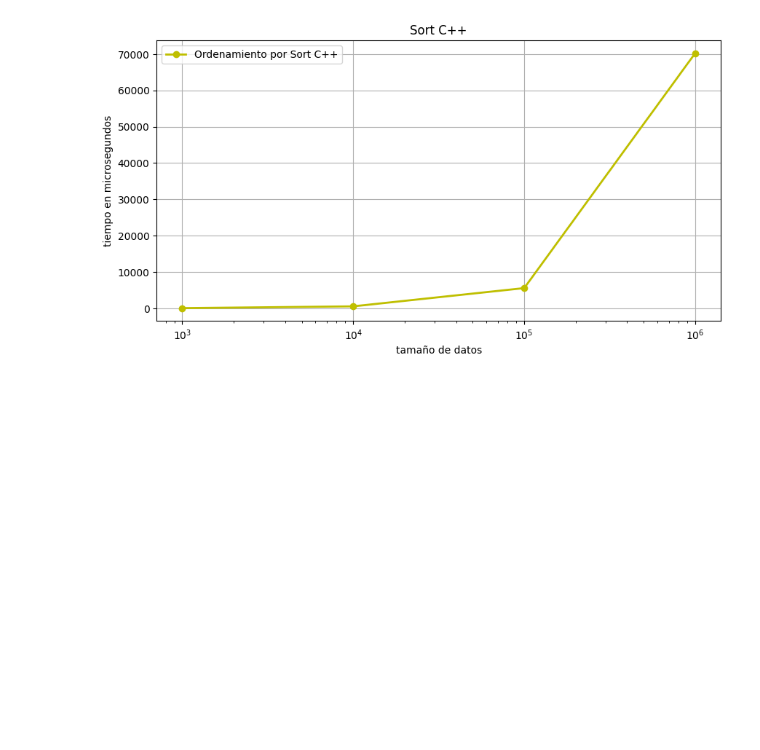
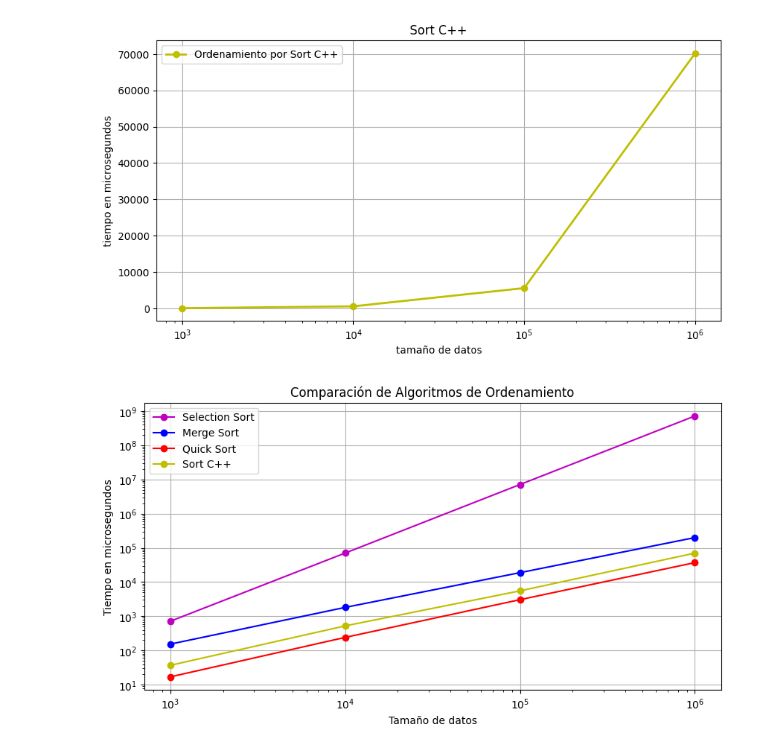
Before and after one commit to Daspssj/Algoritmos_y_complejidad, a Jupyter notebook: grafico.ipynb, the cells around one changed output. Cells and saved outputs as stored; diff of their text form; code cells hidden in the pictures; blank space fills up the shorter version.

```diff
--- a/grafico.ipynb
+++ b/grafico.ipynb
@@ -78,3 +80,41 @@ plt.xscale('log')
 plt.show()
 # %% [output]
 [figure]
+# %%
+import matplotlib.pyplot as plt
+
+# Datos
+x = [1000, 10000, 100000, 1000000]
+
+# Tiempos para cada algoritmo
+selection_sort_y = [719, 70766, 7122386, 717148713]
+merge_sort_y = [154, 1823, 18895, 200158]
+quick_sort_y = [17, 242, 3066, 37136]
+cpp_sort_y = [37, 525, 5550, 70254]
+
+# Crear la gráfica
+plt.figure(figsize=(10, 5))
+
+# Graficar cada algoritmo
+plt.plot(x, selection_sort_y, marker='o', color='m', linestyle='-', label="Selection Sort")
+plt.plot(x, merge_sort_y, marker='o', color='b', linestyle='-', label="Merge Sort")
+plt.plot(x, quick_sort_y, marker='o', color='r', linestyle='-', label="Quick Sort")
+plt.plot(x, cpp_sort_y, marker='o', color='y', linestyle='-', label="Sort C++")
+
+# Escala logarítmica
+plt.xscale('log')
+plt.yscale('log')
+
+# Etiquetas y título
+plt.xlabel('Tamaño de datos')
+plt.ylabel('Tiempo en microsegundos')
+plt.title('Comparación de Algoritmos de Ordenamiento')
+
+# Cuadrícula y leyenda
+plt.grid(True)
+plt.legend()
+
+# Mostrar la gráfica
+plt.show()
+# %% [output]
+[figure, added]
```
Also changed, not shown: parts of 1 cell of this notebook, 25 other files.
